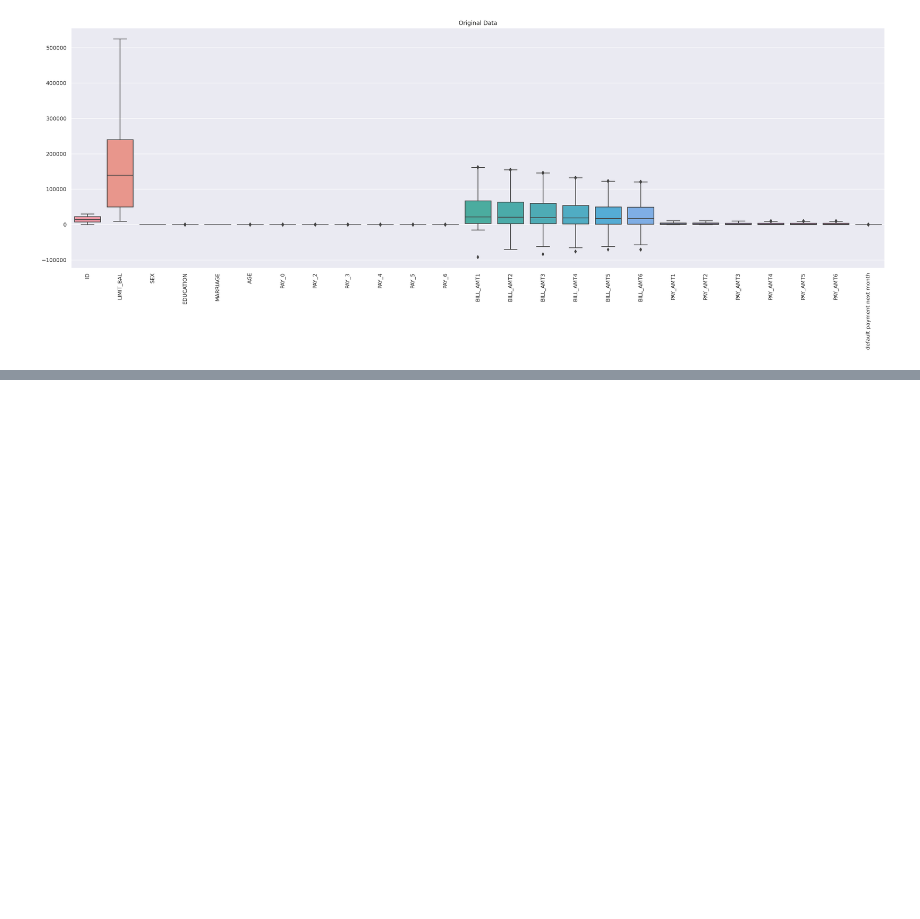
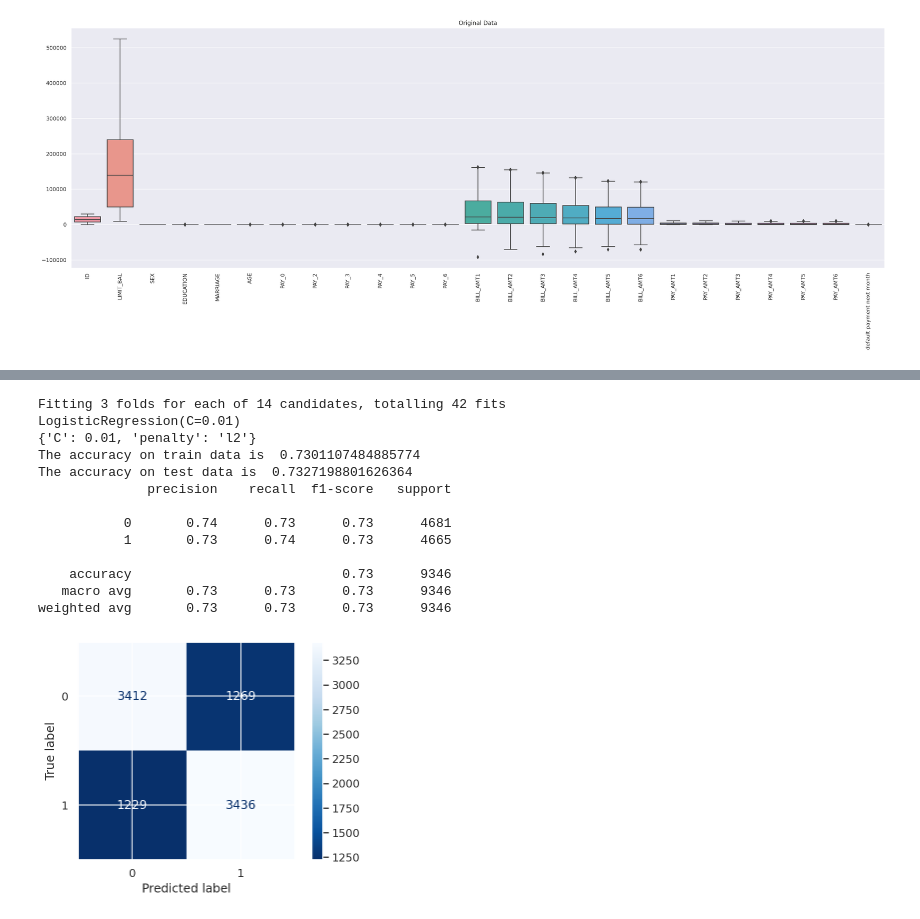
Before and after one commit to sanjayyanadi/supervised_model_classification, a Jupyter notebook: Credit_Card_Default_Prediction_Capstone_Project.ipynb, the cells around one changed output, grey strips where cells are left out. Drawn from its saved outputs; the diff is of its cells as text; code cells hidden in the pictures; blank space fills up the shorter version.

```diff
--- a/Credit_Card_Default_Prediction_Capstone_Project.ipynb
+++ b/Credit_Card_Default_Prediction_Capstone_Project.ipynb
@@ -1251,0 +771,18 @@ importance_df.sort_values(by=['Feature Importance'],ascending=False)
+# %%
+ # GridSearchCV Logistic regression
+ model.grid_LogisticRegression()
+# %% [output]
+Fitting 3 folds for each of 14 candidates, totalling 42 fits
+LogisticRegression(C=0.01)
+{'C': 0.01, 'penalty': 'l2'}
+The accuracy on train data is  0.7301107484885774
+The accuracy on test data is  0.7327198801626364
+              precision    recall  f1-score   support
+
+           0       0.74      0.73      0.73      4681
+           1       0.73      0.74      0.73      4665
+
+    accuracy                           0.73      9346
+   macro avg       0.73      0.73      0.73      9346
+weighted avg       0.73      0.73      0.73      9346
+[figure, added]
```
Also changed, not shown: parts of 77 cells of this notebook.
